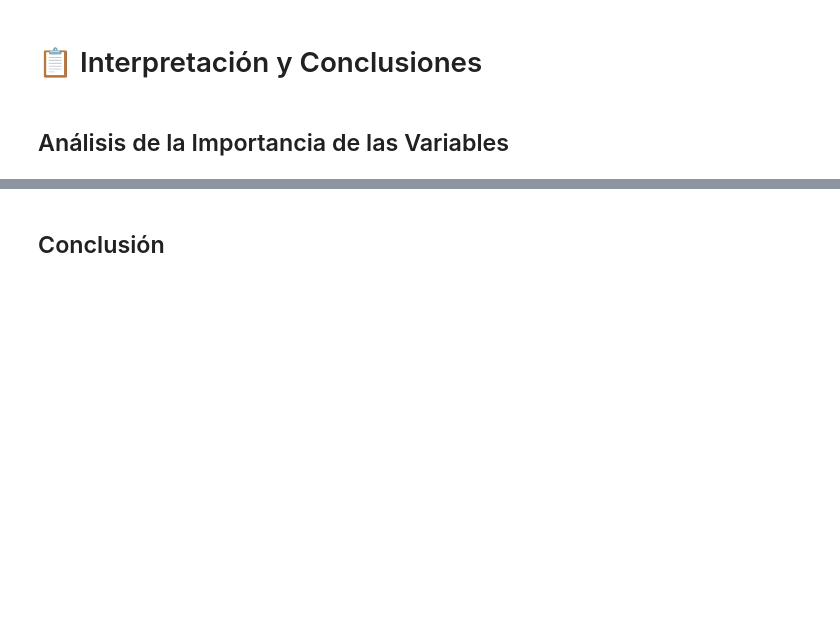
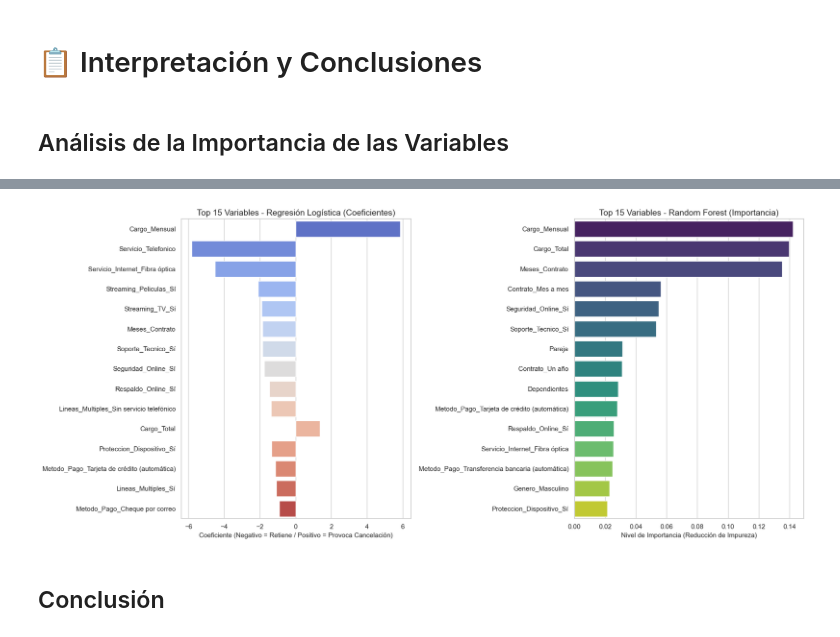
Before and after one commit to Fernando5899/Challenge_Telecom_X_2, a Jupyter notebook: Challenge.ipynb, the cells around one changed output, grey strips where cells are left out. Saved outputs shown, nothing was run; the diff lists cells and outputs as text; code cells hidden in the pictures; blank space fills up the shorter version.

```diff
--- a/Challenge.ipynb
+++ b/Challenge.ipynb
@@ -387,0 +395,10 @@ plt.show()
+# %%
+# Extraemos los coeficientes del modelo
+importancia_rl = pd.DataFrame({
+    'Variable': variables,
+    'Coeficiente': modelo_rl.coef_[0],
+    'Impacto_Absoluto': np.abs(modelo_rl.coef_[0])
+})
+# %%
+importancia_rl = importancia_rl.sort_values(by='Impacto_Absoluto', ascending=False).head(15)
+importancia_rl
@@ -387,0 +424,10 @@ plt.show()
+# %%
+# Extraemos la importancia calculada por el bosque
+importancia_rf = pd.DataFrame({
+    'Variable': variables,
+    'Importancia': modelo_rf.feature_importances_
+})
+# %%
+# Ordenamos de mayor a menor importancia
+importancia_rf = importancia_rf.sort_values(by='Importancia', ascending=False).head(15)
+importancia_rf
@@ -388,2 +451,25 @@ plt.show()
+# %%
+# Visualización de Resultados
+
+fig, axes = plt.subplots(1, 2, figsize=(18, 8))
+sns.set_theme(style="whitegrid")
+
+# --- Gráfico 1: Regresión Logística ---
+# Usamos el valor real del coeficiente para ver si empuja hacia la cancelación (+) o la retención (-)
+sns.barplot(data=importancia_rl, x='Coeficiente', y='Variable', ax=axes[0], palette='coolwarm', hue='Variable', legend=False)
+axes[0].set_title('Top 15 Variables - Regresión Logística (Coeficientes)', fontsize=14)
+axes[0].set_xlabel('Coeficiente (Negativo = Retiene / Positivo = Provoca Cancelación)', fontsize=11)
+axes[0].set_ylabel('')
+
+# --- Gráfico 2: Random Forest ---
+sns.barplot(data=importancia_rf, x='Importancia', y='Variable', ax=axes[1], palette='viridis', hue='Variable', legend=False)
+axes[1].set_title('Top 15 Variables - Random Forest (Importancia)', fontsize=14)
+axes[1].set_xlabel('Nivel de Importancia (Reducción de Impureza)', fontsize=11)
+axes[1].set_ylabel('')
+
+plt.tight_layout()
+plt.show()
+# %% [output]
+[figure, added]
 # %% [markdown]
 ## Conclusión
```
Also changed, not shown: parts of 7 cells of this notebook.
